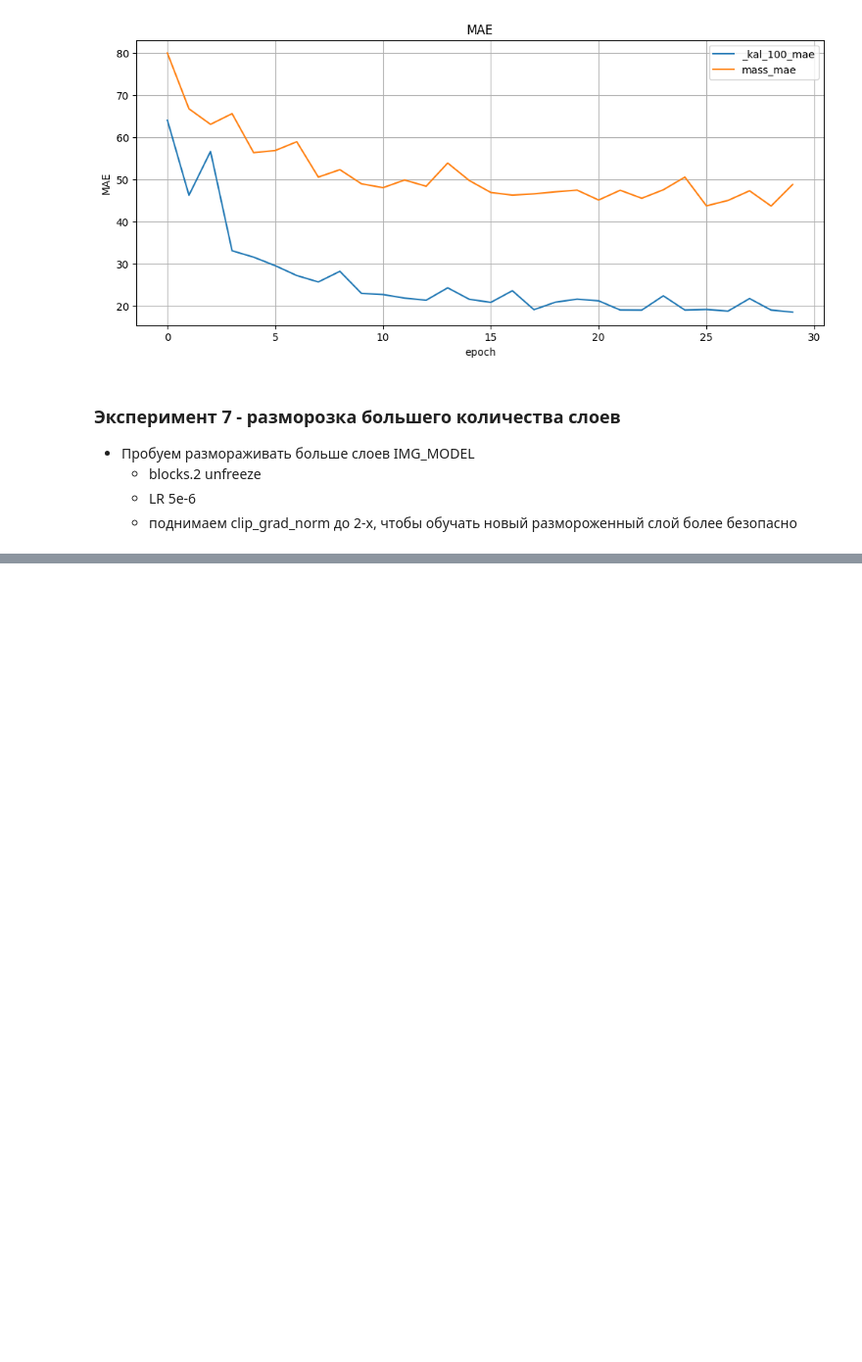
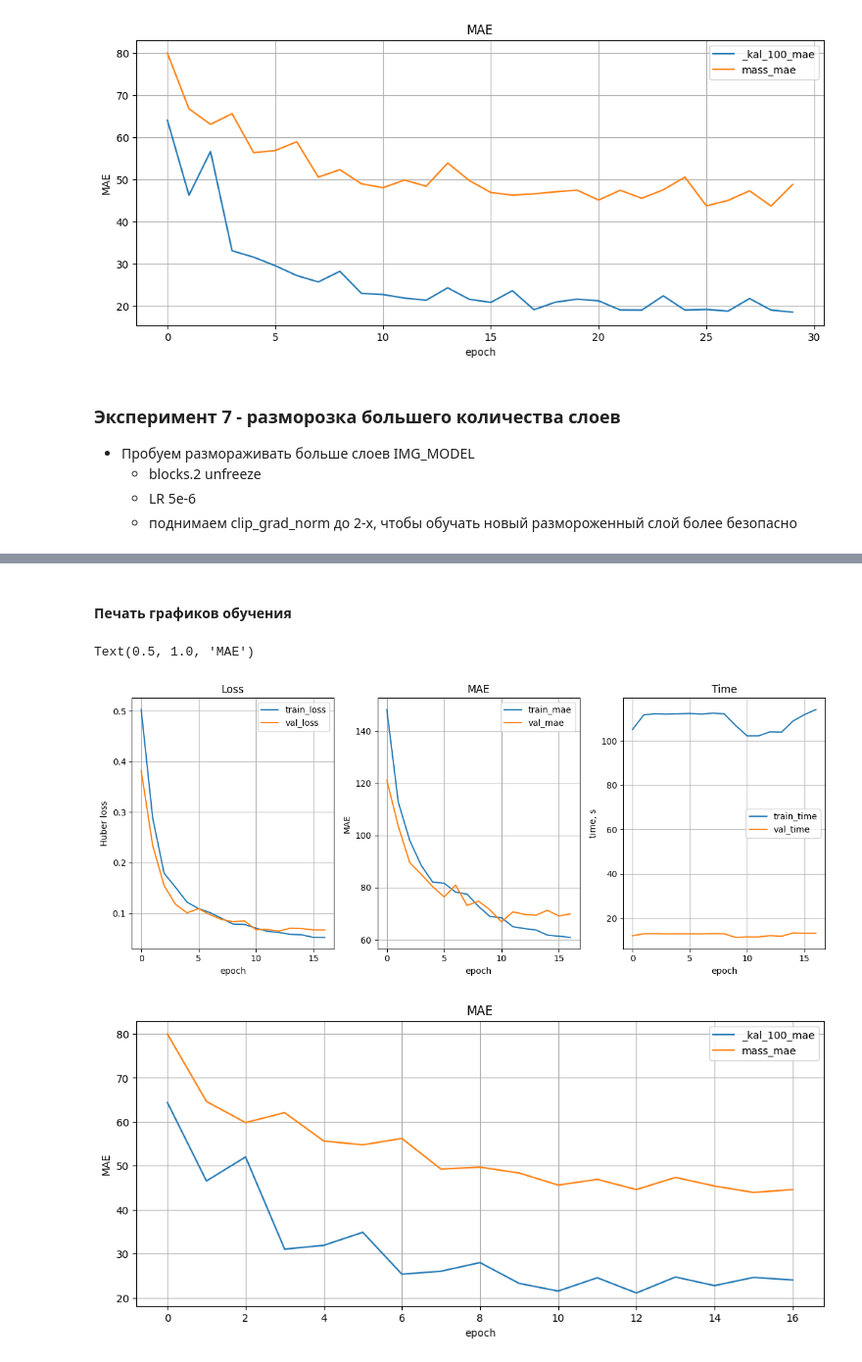
Before and after one commit to khromenko/dle-project-sprint-4-food-calrories, a Jupyter notebook: project.ipynb, the cells around one changed output, grey strips where cells are left out. Shown at 98% size. Drawn from its saved outputs; the diff is of its cells as text; code cells hidden in the pictures; blank space fills up the shorter version.

Commit message:
Этап 2 - реализация пайплайна обучения - эксперимент 8 - фиксация итогов (нет улучшения)

```diff
--- a/project.ipynb
+++ b/project.ipynb
@@ -2660,0 +2806,30 @@ pd.DataFrame(val_time_history, columns=['time']).to_csv(log_path / 'val_time_his
+# %% [markdown]
+#### Печать графиков обучения
+# %%
+import pathlib as path
+import pandas as pd
+
+log_path  = path.Path(config.MODEL_LOG_SAVE_PATH) / 'experiment-7'
+train_loss_history = pd.read_csv(log_path /  'train_loss_history.csv')
+train_mae_history = pd.read_csv(log_path / 'train_mae_history.csv')
+train_time_history = pd.read_csv(log_path / 'train_time_history.csv')
+
+val_loss_history = pd.read_csv(log_path / 'val_loss_history.csv')
+val_mae_history = pd.read_csv(log_path / 'val_mae_history.csv')
+val_time_history = pd.read_csv(log_path / 'val_time_history.csv')
+
+plof_train_log(train_loss_history, val_loss_history, train_mae_history, val_mae_history, train_time_history, val_time_history)
+
+val_kal_100_mae_history = pd.read_csv(log_path / 'val_kal_100_mae_history.csv')
+val_mass_mae_history = pd.read_csv(log_path / 'val_mass_mae_history.csv')
+
+fix, axs = plt.subplots(1,1, figsize=(12,5))
+ax=axs
+ax.plot(val_kal_100_mae_history)
+ax.plot(val_mass_mae_history)
+ax.grid();ax.set_xlabel('epoch');ax.set_ylabel('MAE');ax.legend(['_kal_100_mae', 'mass_mae'])
+ax.set_title('MAE')
+# %% [output]
+Text(0.5, 1.0, 'MAE')
+[figure, added]
+[figure, added]
```
Also changed, not shown: parts of 10 cells of this notebook.
